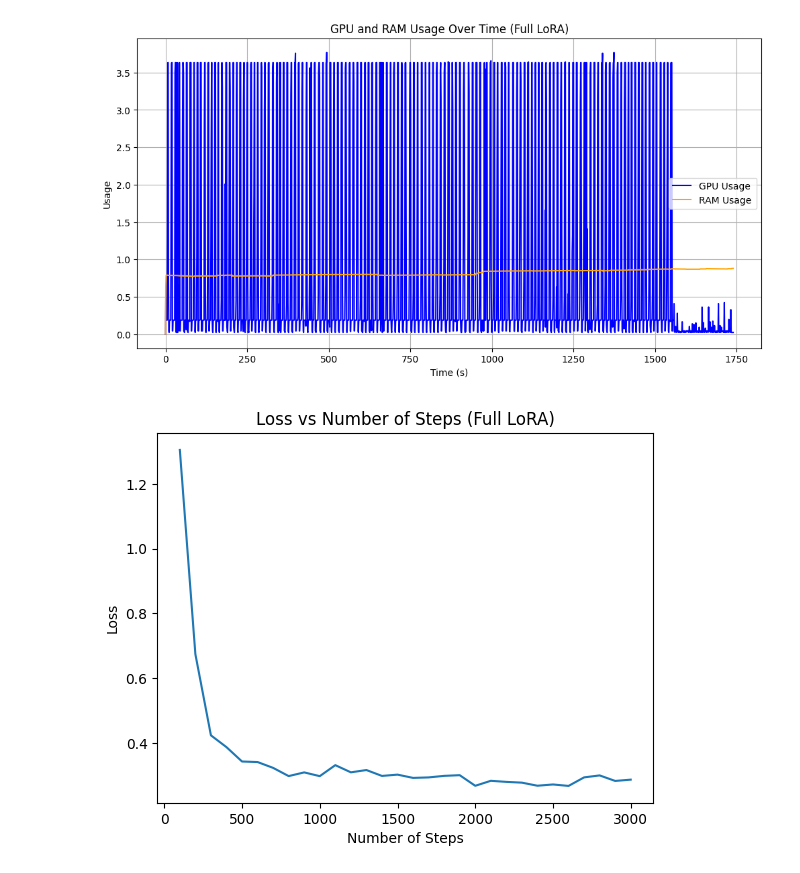
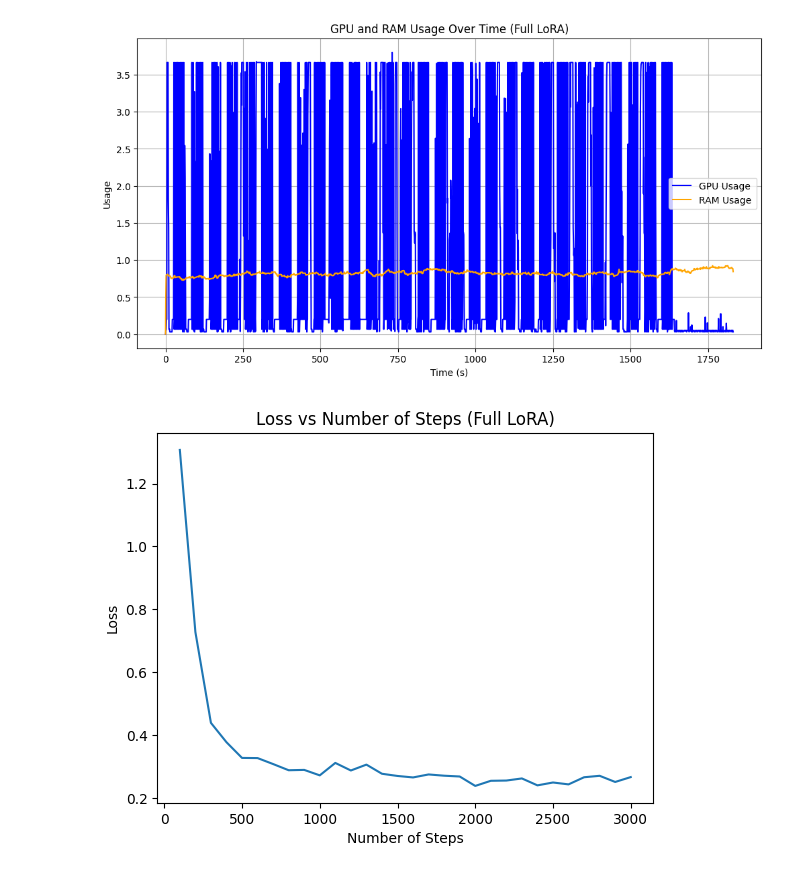
Before and after one commit to Matthew-Elbert/Selective-LoRA-Update-for-Memory-Efficient-LLM-Fine-Tuning, a Jupyter notebook: plotting_mem_loss_conf.ipynb, the cells around one changed output. Cells and saved outputs as stored; diff of their text form; code cells hidden in the pictures.

Commit message:
fix lora plot

```diff
--- a/plotting_mem_loss_conf.ipynb
+++ b/plotting_mem_loss_conf.ipynb
@@ -76,11 +76,11 @@ def plot_conf_matrix(dir, desc):
     plt.title(f"Confusion Matrix ({desc})")
     plt.show()
 # %%
-plot_mem('results_Full_20260317_125321',"Full LoRA")
+plot_mem('results_Full_20260331_144413',"Full LoRA")
 # %% [output]
-[figure, old version]
+[figure, new version]
 # %%
-plot_loss('results_Full_20260317_125321',"Full LoRA")
+plot_loss('results_Full_20260331_144413',"Full LoRA")
 # %% [output]
-[figure, old version]
+[figure, new version]
 # %%
```
Also changed, not shown: parts of 1 cell of this notebook.
